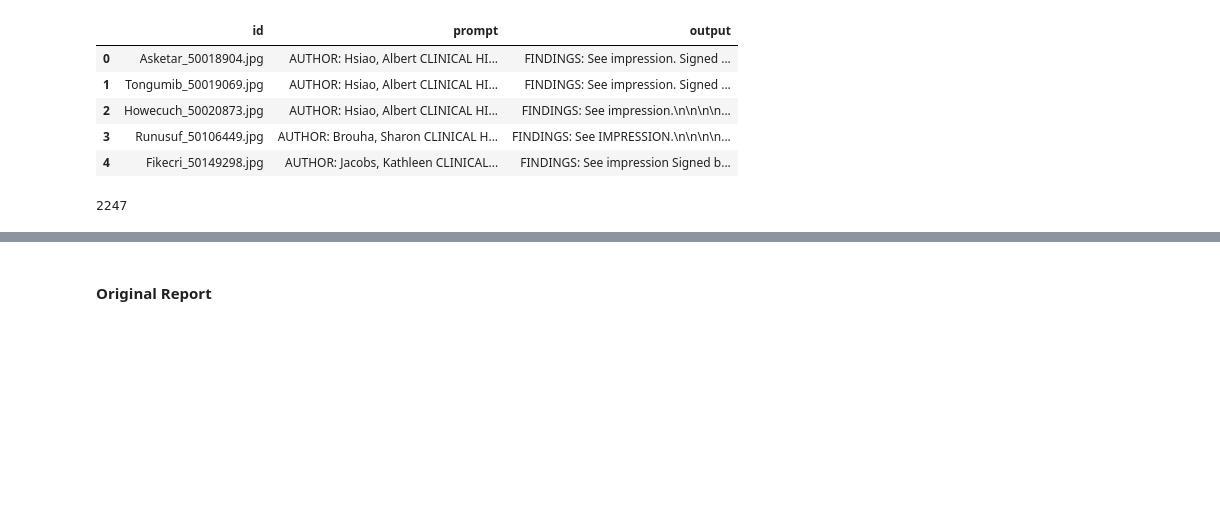
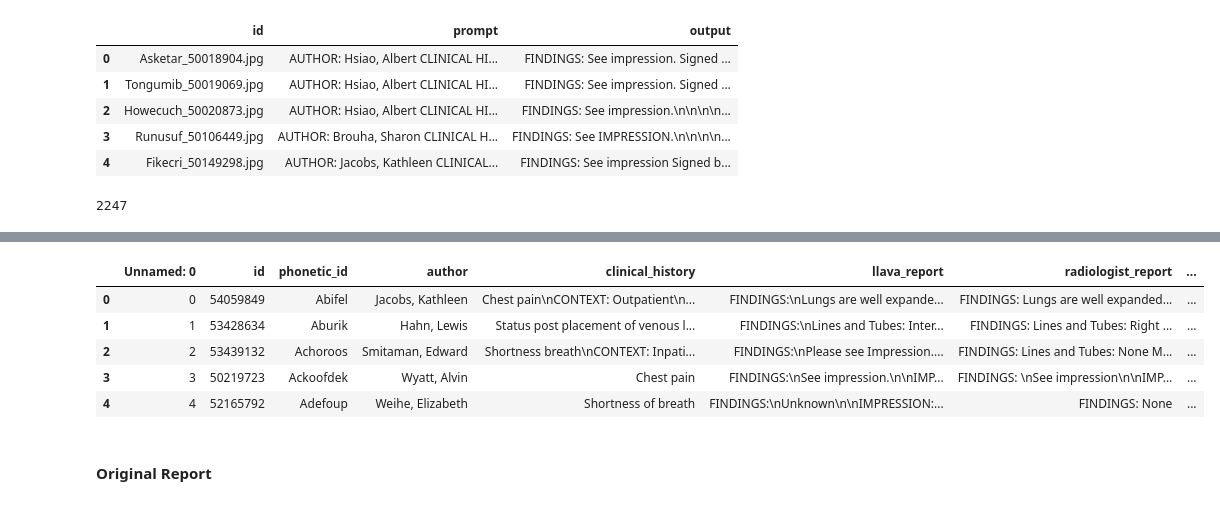
Before and after one commit to yushi20/Medical_LLM, a Jupyter notebook: Evaluation/model2_api_eval.ipynb, the cells around one changed output, grey strips where cells are left out. Saved outputs shown, nothing was run; the diff lists cells and outputs as text; code cells hidden in the pictures; blank space fills up the shorter version.

```diff
--- a/Evaluation/model2_api_eval.ipynb
+++ b/Evaluation/model2_api_eval.ipynb
@@ -77,3 +221,14 @@ def get_classifications(df, col, questions_str):
+# %%
+# eval_df.to_csv('raw_llava_parsed.csv')
+eval_df = pd.read_csv('raw_llava_parsed.csv')
+eval_df.head()
+# %% [output]
+|  | Unnamed: 0 | id | phonetic_id | author | clinical_history | llava_report | radiologist_report | ... |
+| 0 | 0 | 54059849 | Abifel | Jacobs, Kathleen | Chest pain\nCONTEXT: Outpatient\n... | FINDINGS:\nLungs are well expande... | FINDINGS: Lungs are well expanded... | ... |
+| 1 | 1 | 53428634 | Aburik | Hahn, Lewis | Status post placement of venous l... | FINDINGS:\nLines and Tubes: Inter... | FINDINGS: Lines and Tubes: Right ... | ... |
+| 2 | 2 | 53439132 | Achoroos | Smitaman, Edward | Shortness breath\nCONTEXT: Inpati... | FINDINGS:\nPlease see Impression.... | FINDINGS: Lines and Tubes: None M... | ... |
+| 3 | 3 | 50219723 | Ackoofdek | Wyatt, Alvin | Chest pain | FINDINGS:\nSee impression.\n\nIMP... | FINDINGS: \nSee impression\n\nIMP... | ... |
+| 4 | 4 | 52165792 | Adefoup | Weihe, Elizabeth | Shortness of breath | FINDINGS:\nUnknown\n\nIMPRESSION:... | FINDINGS: None | ... |
 # %% [markdown]
 #### Original Report
 # %%
```
Also changed, not shown: parts of 16 cells of this notebook, 19 other files.
